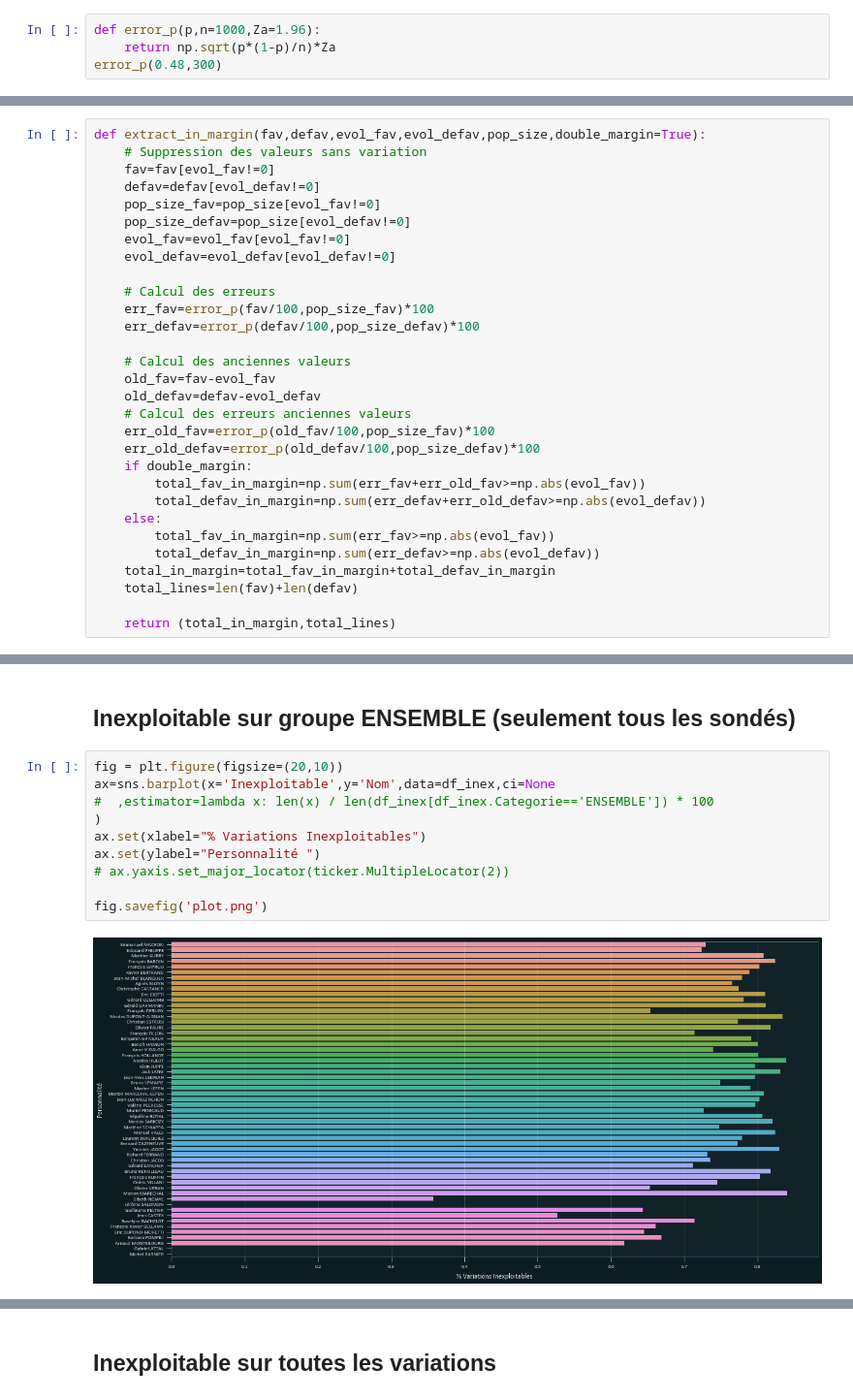
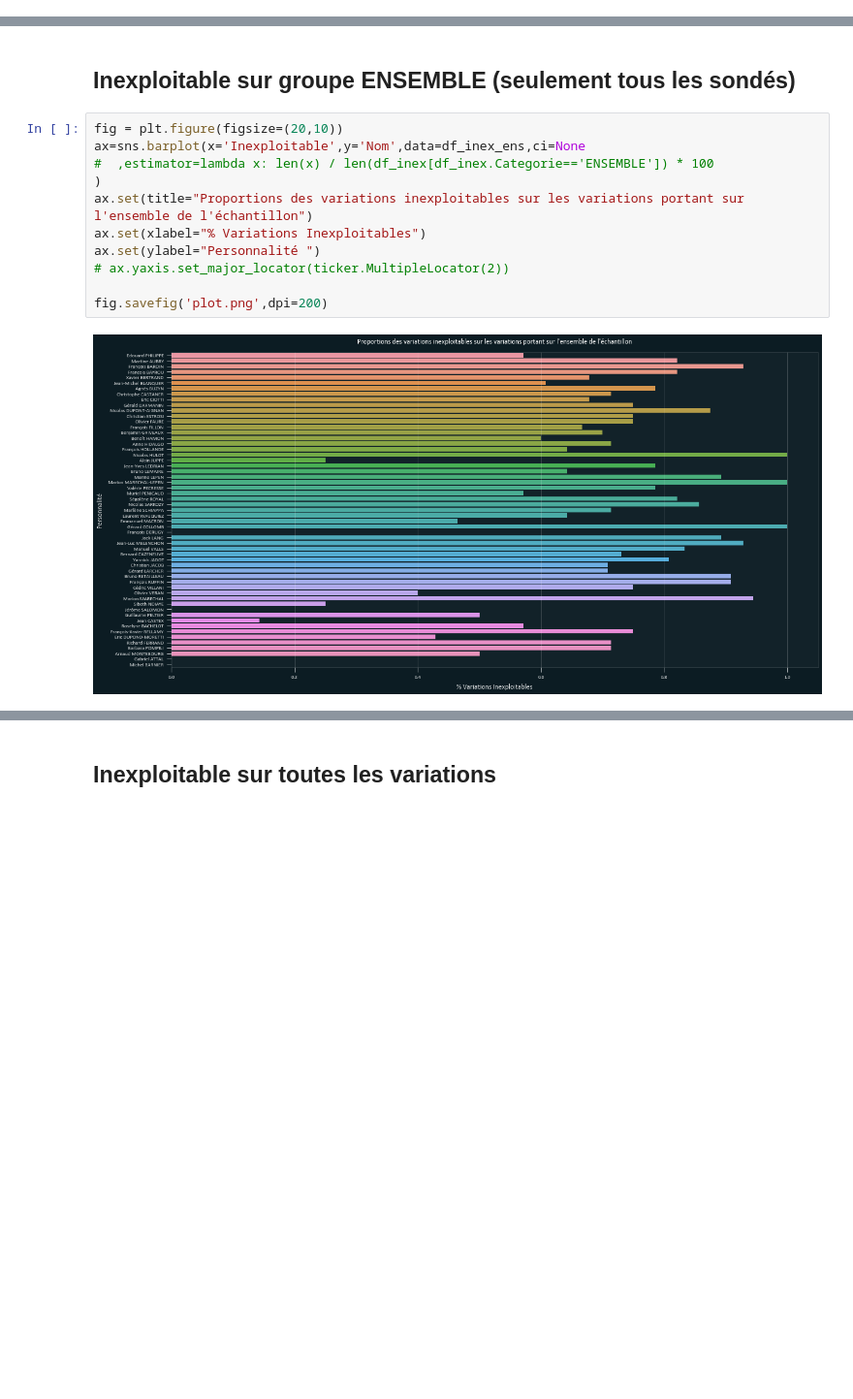
Before and after one commit to NyxAether/mesure_instituts_sondage, a Jupyter notebook: ipsos/ipsos_summary.ipynb, the cells around one changed output, grey strips where cells are left out. Shown at 97% size. Drawn from its saved outputs; the diff is of its cells as text; blank space fills up the shorter version.

```diff
--- a/ipsos/ipsos_summary.ipynb
+++ b/ipsos/ipsos_summary.ipynb
@@ -35,4 +37,0 @@ Populating the interactive namespace from numpy and matplotlib
-# %%
-def error_p(p,n=1000,Za=1.96):
-    return np.sqrt(p*(1-p)/n)*Za
-error_p(0.48,300)
@@ -59,33 +38,3 @@ def error_in_margin(p,n,variation,Za=1.96,double_margin=True):
-# %%
-def extract_in_margin(fav,defav,evol_fav,evol_defav,pop_size,double_margin=True):
-    # Suppression des valeurs sans variation
-    fav=fav[evol_fav!=0]
-    defav=defav[evol_defav!=0]
-    pop_size_fav=pop_size[evol_fav!=0]
-    pop_size_defav=pop_size[evol_defav!=0]
-    evol_fav=evol_fav[evol_fav!=0]
-    evol_defav=evol_defav[evol_defav!=0]
-
-    # Calcul des erreurs
-    err_fav=error_p(fav/100,pop_size_fav)*100
-    err_defav=error_p(defav/100,pop_size_defav)*100
-
-    # Calcul des anciennes valeurs
-    old_fav=fav-evol_fav
-    old_defav=defav-evol_defav
-    # Calcul des erreurs anciennes valeurs
-    err_old_fav=error_p(old_fav/100,pop_size_fav)*100
-    err_old_defav=error_p(old_defav/100,pop_size_defav)*100
-    if double_margin:
-        total_fav_in_margin=np.sum(err_fav+err_old_fav>=np.abs(evol_fav))
-        total_defav_in_margin=np.sum(err_defav+err_old_defav>=np.abs(evol_defav))
-    else:
-        total_fav_in_margin=np.sum(err_fav>=np.abs(evol_fav))
-        total_defav_in_margin=np.sum(err_defav>=np.abs(evol_defav))
-    total_in_margin=total_fav_in_margin+total_defav_in_margin
-    total_lines=len(fav)+len(defav)
-
-    return (total_in_margin,total_lines)
 # %%
 filenames=[f.rstrip('.p') for f in os.listdir('data')]
 sum_in_margin=0
@@ -185,16 +135,17 @@ Name: Inexploitable, dtype: float64
 ## Inexploitable sur groupe ENSEMBLE (seulement tous les sondés)
 # %%
 fig = plt.figure(figsize=(20,10))
-ax=sns.barplot(x='Inexploitable',y='Nom',data=df_inex,ci=None
+ax=sns.barplot(x='Inexploitable',y='Nom',data=df_inex_ens,ci=None
 #  ,estimator=lambda x: len(x) / len(df_inex[df_inex.Categorie=='ENSEMBLE']) * 100
 )
+ax.set(title="Proportions des variations inexploitables sur les variations portant sur l'ensemble de l'échantillon")
 ax.set(xlabel="% Variations Inexploitables")
 ax.set(ylabel="Personnalité ")
 # ax.yaxis.set_major_locator(ticker.MultipleLocator(2))
 
-fig.savefig('plot.png')
+fig.savefig('plot.png',dpi=200)
 # %% [output]
-[figure, old version]
+[figure, new version]
 # %%
 print(df_inex_ens['Inexploitable'].value_counts()/len(groupe))
 print(df_inex_ens['Inexploitable'].value_counts())
```
Also changed, not shown: parts of 26 cells of this notebook, 6 other files.
